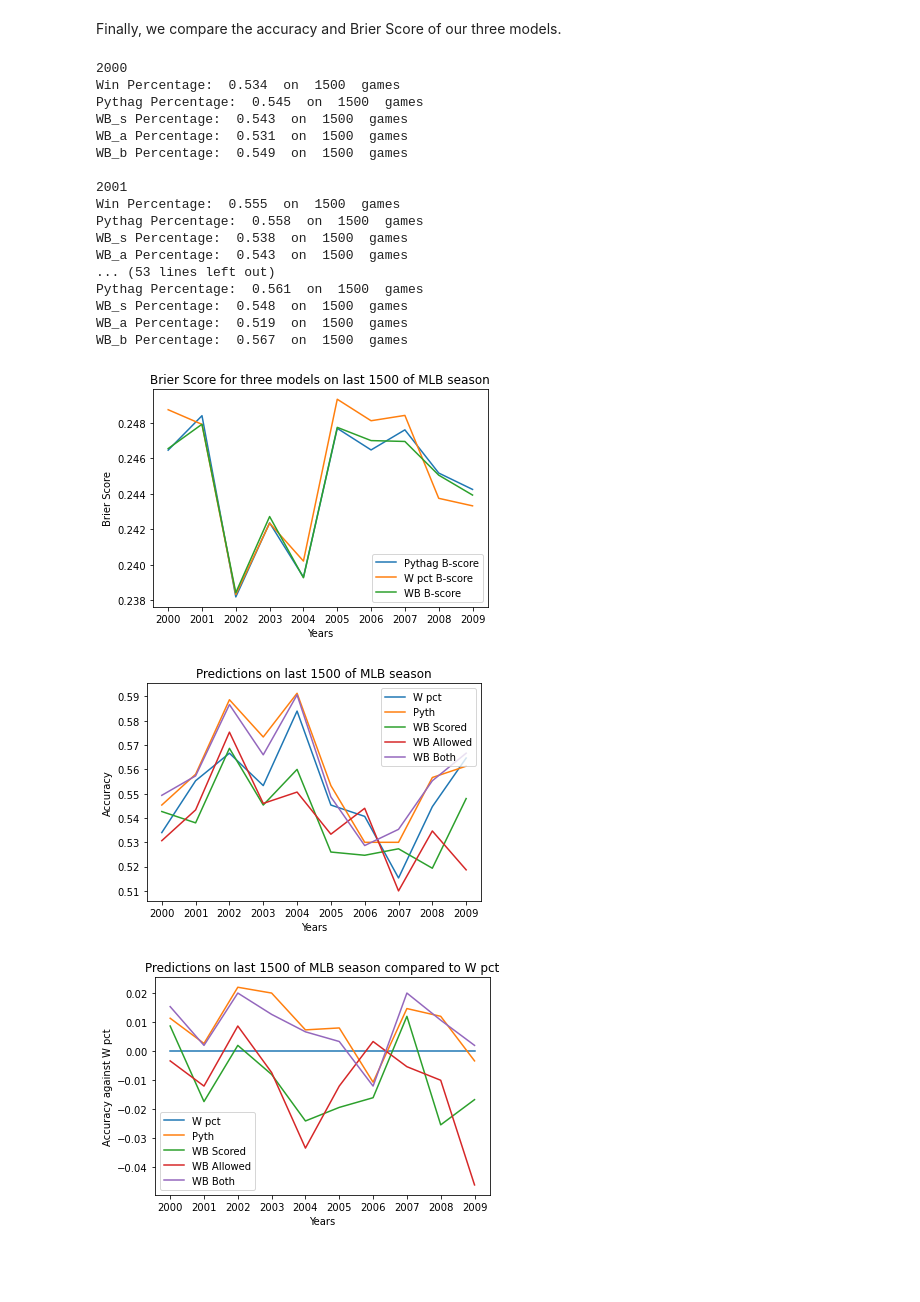
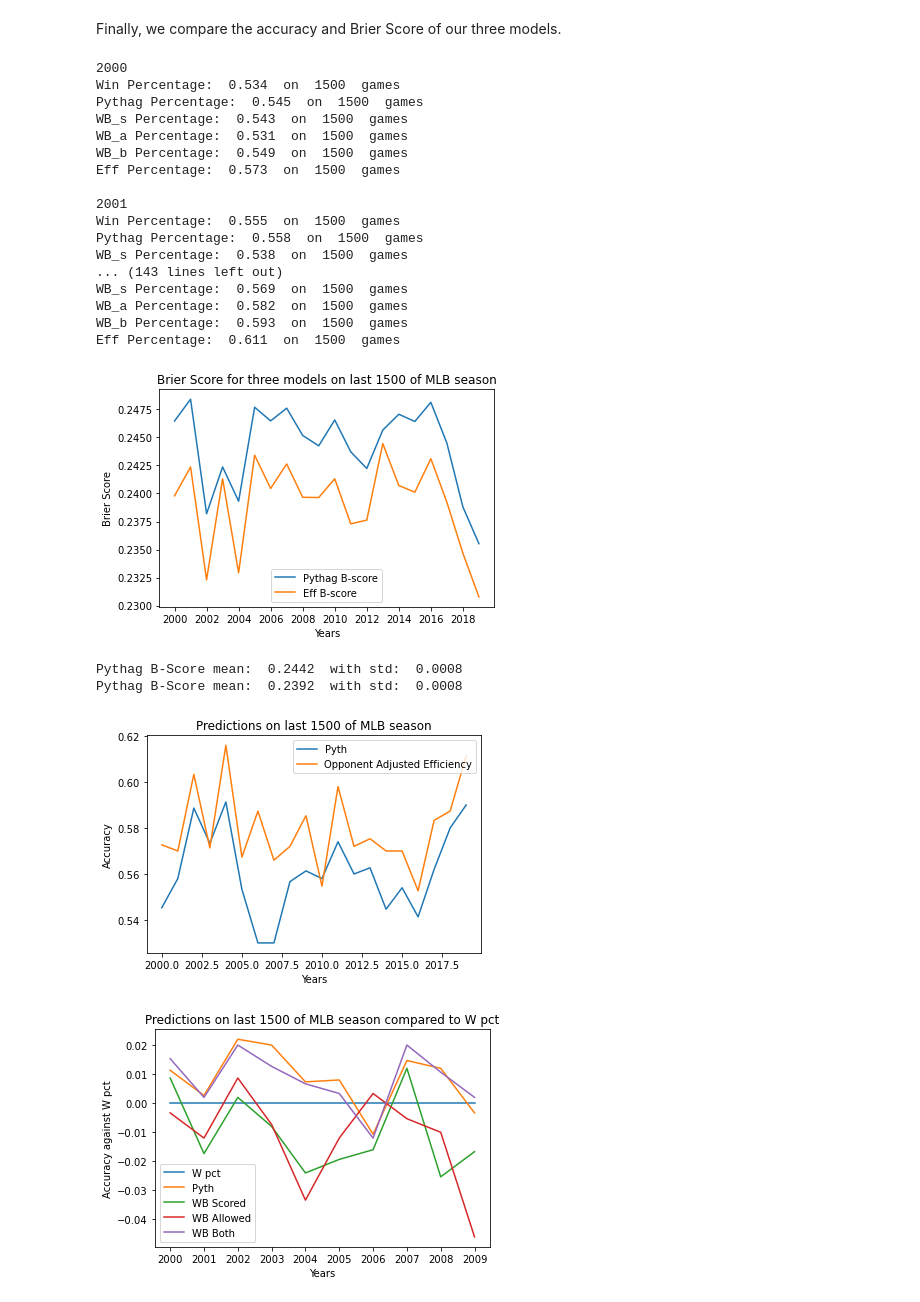
Before and after one commit to schulze61/erdos_baseball_project, a Jupyter notebook: erdos baseball accuracy and bscore estimates for three models.ipynb, the cells around one changed output. Saved outputs shown, nothing was run; the diff lists cells and outputs as text; code cells hidden in the pictures; blank space fills up the shorter version.

Commit message:
Add files via upload
Updated the opponent adjusted model

```diff
--- a/erdos baseball accuracy and bscore estimates for three models.ipynb
+++ b/erdos baseball accuracy and bscore estimates for three models.ipynb
@@ -291,11 +427,14 @@ pyth = np.zeros(len(years))
 wb_s = np.zeros(len(years))
 wb_a = np.zeros(len(years))
 wb_b = np.zeros(len(years))
+eff = np.zeros(len(years))
+eff_h = np.zeros(len(years))
 
 pyth_bscore = np.zeros(len(years))
 wpct_bscore = np.zeros(len(years))
 wb_bscore = np.zeros(len(years))
-
+eff_bscore = np.zeros(len(years))
+eff_h_bscore = np.zeros(len(years))
 
 for i in range(len(df_y)):
 
@@ -306,9 +445,9 @@ for i in range(len(df_y)):
 
     pyth_prob = log_pyth.predict_proba(df_y[i][-num_games:]['pythag diff'].to_numpy().reshape(-1,1))[:,1]
 
-    pyth_res = 1-df_y[i][-num_games:]['result'].to_numpy()
+    res = 1-df_y[i][-num_games:]['result'].to_numpy()
 
-    pyth_bscore[i] = np.linalg.norm(pyth_prob-pyth_res)**2/num_games
+    pyth_bscore[i] = np.linalg.norm(pyth_prob-res)**2/num_games
 
     ## Win percentage
     log_wpct = LogisticRegression(penalty='none')
@@ -317,9 +456,7 @@ for i in range(len(df_y)):
 
     wpct_prob = log_wpct.predict_proba(df_y[i][-num_games:]['W pct diff'].to_numpy().reshape(-1,1))[:,1]
 
-    wpct_res = 1-df_y[i][-num_games:]['result'].to_numpy()
-
-    wpct_bscore[i] = np.linalg.norm(wpct_prob-wpct_res)**2/num_games
+    wpct_bscore[i] = np.linalg.norm(wpct_prob-res)**2/num_games
 
 
     ## Weibull gamma diff
@@ -329,10 +466,21 @@ for i in range(len(df_y)):
 
     wb_prob = log_wb.predict_proba(df_y[i][-num_games:]['rel weibull diff'].to_numpy().reshape(-1,1))[:,1]
 
-    wb_res = 1-df_y[i][-num_games:]['result'].to_numpy()
+    wb_bscore[i] = np.linalg.norm(wb_prob-res)**2/num_games
 
-    wb_bscore[i] = np.linalg.norm(wb_prob-wb_res)**2/num_games
 
+    ## Efficiency diff
+    log_eff = LogisticRegression(penalty='none')
+
+    log_eff.fit(df_t[i]['eff diff'].to_numpy().reshape(-1,1), 1-df_t[i]['result'].to_numpy())
+
+    eff_prob = log_eff.predict_proba(df_y[i][-num_games:]['eff diff'].to_numpy().reshape(-1,1))[:,1]
+
+    eff_bscore[i] = np.linalg.norm(eff_prob-res)**2/num_games
+
+    eff_h_prob = eff_prob - 0.04 # 4 percent homefield adjustment
+
+    eff_h_bscore[i] = np.linalg.norm(eff_h_prob-res)**2/num_games
 
 
 
@@ -353,6 +501,11 @@ for i in range(len(df_y)):
     mask_wb_b = ((df_y[i][-num_games:]['rel weibull diff'] > 0)*(1- df_y[i][-num_games:]['result']) )| (
         (df_y[i][-num_games:]['rel weibull diff'] < 0)*(df_y[i][-num_games:]['result']))
 
+
+    mask_eff = ((df_y[i][-num_games:]['tot eff A'] > df_y[i][-num_games:]['tot eff H'])*(1- df_y[i][-num_games:]['result']) )| (
+                (df_y[i][-num_games:]['tot eff A'] < df_y[i][-num_games:]['tot eff H'])*(df_y[i][-num_games:]['result']))
+
+
     wpct[i] = (mask_w.sum()/num_games)
     pyth[i] =(mask_p.sum()/num_games)
     wb_s[i] =(mask_wb_s.sum()/num_games)
@@ -360,7 +513,7 @@ for i in range(len(df_y)):
 
     wb_b[i] =(mask_wb_b.sum()/num_games)
 
-
+    eff[i] = (mask_eff.sum()/ num_games)
 
     print(years[i])
     print('Win Percentage: ', round(mask_w.sum()/num_games,3), ' on ', num_games, ' games')
@@ -373,6 +526,8 @@ for i in range(len(df_y)):
 
     print('WB_b Percentage: ', round(mask_wb_b.sum()/num_games,3), ' on ', num_games, ' games')
 
+    print('Eff Percentage: ', round(mask_eff.sum()/num_games,3), ' on ', num_games, ' games')
+
     print()
 # %% [output]
 2000
@@ -381,37 +536,51 @@ Pythag Percentage:  0.545  on  1500  games
 WB_s Percentage:  0.543  on  1500  games
 WB_a Percentage:  0.531  on  1500  games
 WB_b Percentage:  0.549  on  1500  games
+Eff Percentage:  0.573  on  1500  games
 
 2001
 Win Percentage:  0.555  on  1500  games
 Pythag Percentage:  0.558  on  1500  games
 WB_s Percentage:  0.538  on  1500  games
-WB_a Percentage:  0.543  on  1500  games
-... (53 lines left out)
-Pythag Percentage:  0.561  on  1500  games
-WB_s Percentage:  0.548  on  1500  games
-WB_a Percentage:  0.519  on  1500  games
-WB_b Percentage:  0.567  on  1500  games
+... (143 lines left out)
+WB_s Percentage:  0.569  on  1500  games
+WB_a Percentage:  0.582  on  1500  games
+WB_b Percentage:  0.593  on  1500  games
+Eff Percentage:  0.611  on  1500  games
 # %%
 plt.plot(years,pyth_bscore, label = 'Pythag B-score')
-plt.plot(years,wpct_bscore, label = 'W pct B-score')
-plt.plot(years,wb_bscore, label = 'WB B-score')
+#plt.plot(years,wpct_bscore, label = 'W pct B-score')
+#plt.plot(years,wb_bscore, label = 'WB B-score')
+plt.plot(years,eff_bscore, label = 'Eff B-score')
+#plt.plot(years,eff_h_bscore, label = 'Eff_h B-score')
+plt.xticks(range(2000,2020,2))
 
 plt.xlabel('Years')
 plt.ylabel('Brier Score')
 
 plt.legend()
 plt.title('Brier Score for three models on last '+ str(num_games)+ ' of MLB season')
 
 plt.show()
 # %% [output]
-[figure, old version]
+[figure, new version]
+# %%
+print("Pythag B-Score mean: ", round(np.mean(pyth_bscore),4), " with std: ",
+      round( np.std(pyth_bscore)/np.sqrt(len(pyth_bscore)),4 )  )
+
+print("Pythag B-Score mean: ", round(np.mean(eff_bscore),4), " with std: ",
+      round( np.std(eff_bscore)/np.sqrt(len(eff_bscore)),4 )  )
+# %% [output]
+Pythag B-Score mean:  0.2442  with std:  0.0008
+Pythag B-Score mean:  0.2392  with std:  0.0008
 # %%
-plt.plot(years,wpct, label = 'W pct')
+#plt.plot(years,wpct, label = 'W pct')
 plt.plot(years,pyth, label = 'Pyth')
-plt.plot(years,wb_s, label = 'WB Scored')
-plt.plot(years,wb_a, label = 'WB Allowed')
-plt.plot(years,wb_b, label = 'WB Both')
+#plt.plot(years,wb_s, label = 'WB Scored')
+#plt.plot(years,wb_a, label = 'WB Allowed')
+#plt.plot(years,wb_b, label = 'WB Both')
+plt.plot(years,eff, label = 'Opponent Adjusted Efficiency')
+
 
 plt.xlabel('Years')
 plt.ylabel('Accuracy')
@@ -421,7 +590,7 @@ plt.title('Predictions on last '+ str(num_games)+ ' of MLB season')
 
 plt.show()
 # %% [output]
-[figure, old version]
+[figure, new version]
 # %%
 plt.plot(years,np.zeros(len(years)), label = 'W pct')
 
```
Also changed, not shown: parts of 2 cells of this notebook.
